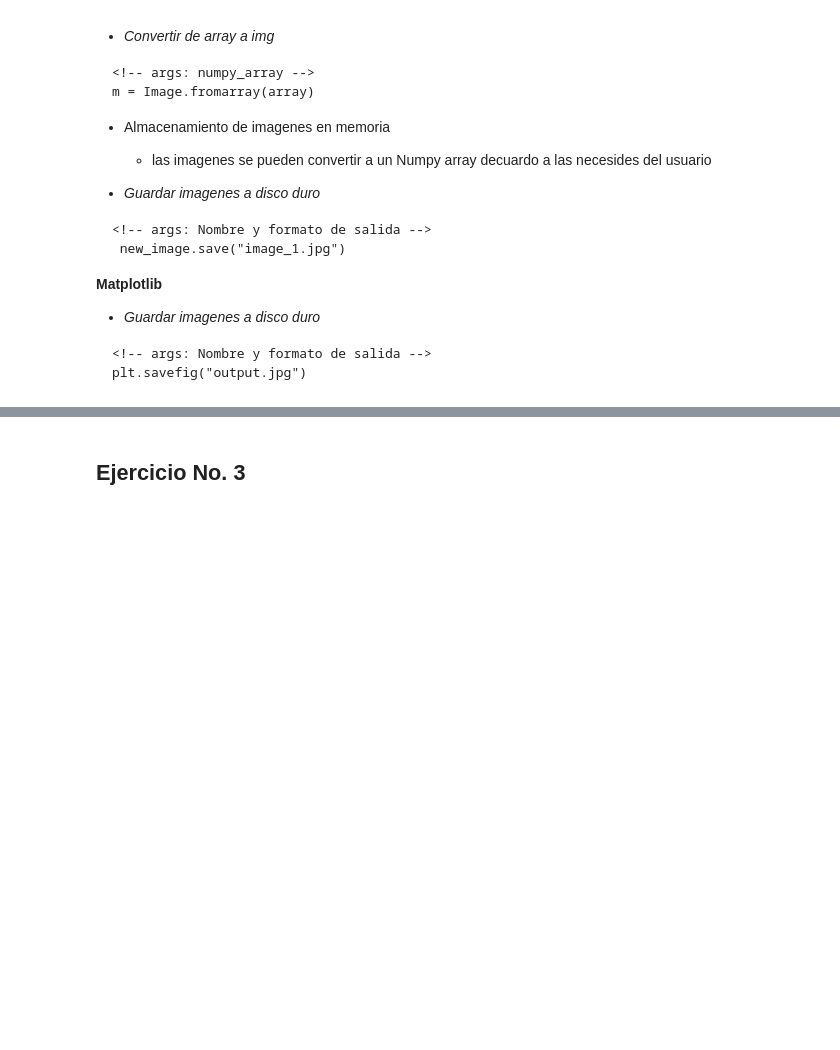
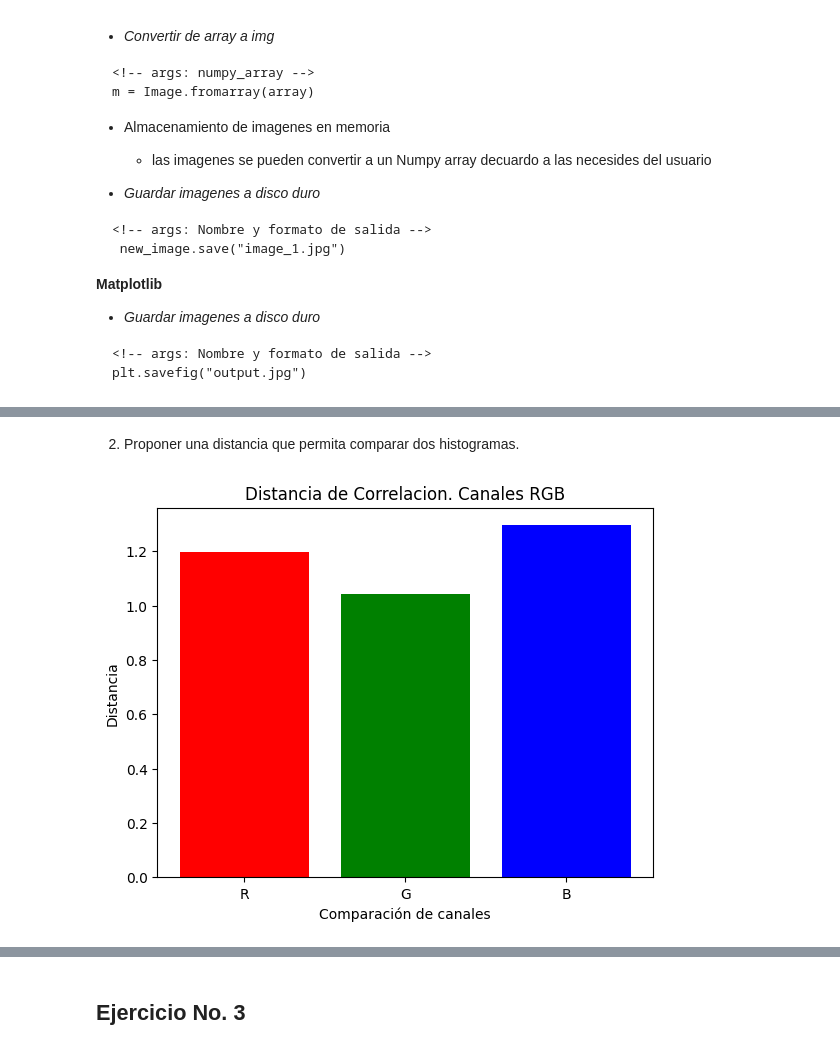
Before and after one commit to Diego-CB/Lista_1, a Jupyter notebook: Lista_1.ipynb, the cells around one changed output, grey strips where cells are left out. Cells and saved outputs as stored; diff of their text form; code cells hidden in the pictures; blank space fills up the shorter version.

```diff
--- a/Lista_1.ipynb
+++ b/Lista_1.ipynb
@@ -77,0 +150,33 @@ plt.savefig("output.jpg")
+# %% [markdown]
+2. Proponer una distancia que permita comparar dos histogramas.
+# %%
+import numpy as np
+
+def correlation_distance(hist1, hist2):
+    covariance_matrix = np.cov(hist1, hist2)
+    correlation_coefficient = \
+        covariance_matrix[0, 1] / np.sqrt(covariance_matrix[0, 0] * covariance_matrix[1, 1] + 1e-10)
+    distance = 1 - correlation_coefficient
+    return distance
+
+def plot_correlacion(first, second, title, colors=['R', 'G', 'B']):
+    distancia_R = correlation_distance(first[0], second[0])
+    distancia_G = correlation_distance(first[1], second[1])
+    distancia_B = correlation_distance(first[2], second[2])
+
+    distancias = [distancia_R, distancia_G, distancia_B]
+
+    # Crear la gráfica de barras
+    plt.bar(colors, distancias, color=['red', 'green', 'blue'])
+
+    # Añadir etiquetas y título
+    plt.xlabel('Comparación de canales')
+    plt.ylabel('Distancia')
+    plt.title(title)
+
+    # Mostrar la gráfica
+    plt.show()
+
+plot_correlacion([hr, hg, hb], [lr, lg, lb], 'Distancia de Correlacion. Canales RGB')
+# %% [output]
+[figure, added]
```
Also changed, not shown: parts of 20 cells of this notebook, 4 other files.
